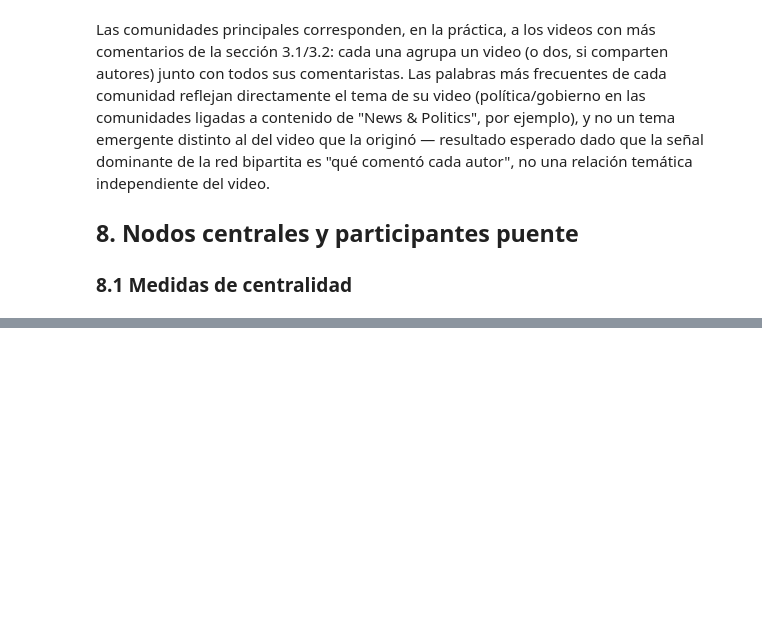
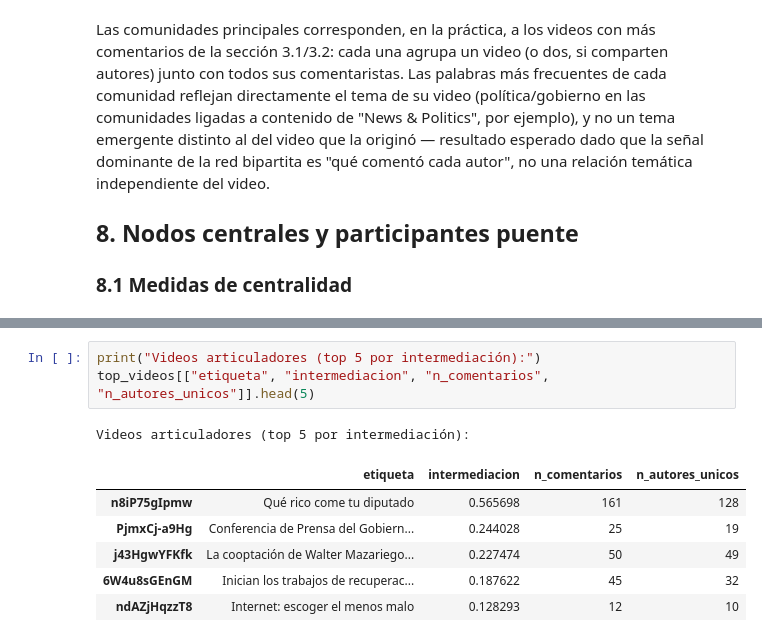
Before and after one commit to DavidDominguez-11/DS-Lab1, a Jupyter notebook: Laboratorio_6.ipynb, the cells around one changed output, grey strips where cells are left out. Saved outputs shown, nothing was run; the diff lists cells and outputs as text; blank space fills up the shorter version.

```diff
--- a/Laboratorio_6.ipynb
+++ b/Laboratorio_6.ipynb
@@ -1642,0 +1765,11 @@ video.
+# %%
+print("Videos articuladores (top 5 por intermediación):")
+top_videos[["etiqueta", "intermediacion", "n_comentarios", "n_autores_unicos"]].head(5)
+# %% [output]
+Videos articuladores (top 5 por intermediación):
+|  | etiqueta | intermediacion | n_comentarios | n_autores_unicos |
+| n8iP75gIpmw | Qué rico come tu diputado | 0.565698 | 161 | 128 |
+| PjmxCj-a9Hg | Conferencia de Prensa del Gobiern... | 0.244028 | 25 | 19 |
+| j43HgwYFKfk | La cooptación de Walter Mazariego... | 0.227474 | 50 | 49 |
+| 6W4u8sGEnGM | Inician los trabajos de recuperac... | 0.187622 | 45 | 32 |
+| ndAZjHqzzT8 | Internet: escoger el menos malo | 0.128293 | 12 | 10 |
```
Also changed, not shown: parts of 7 cells of this notebook.
